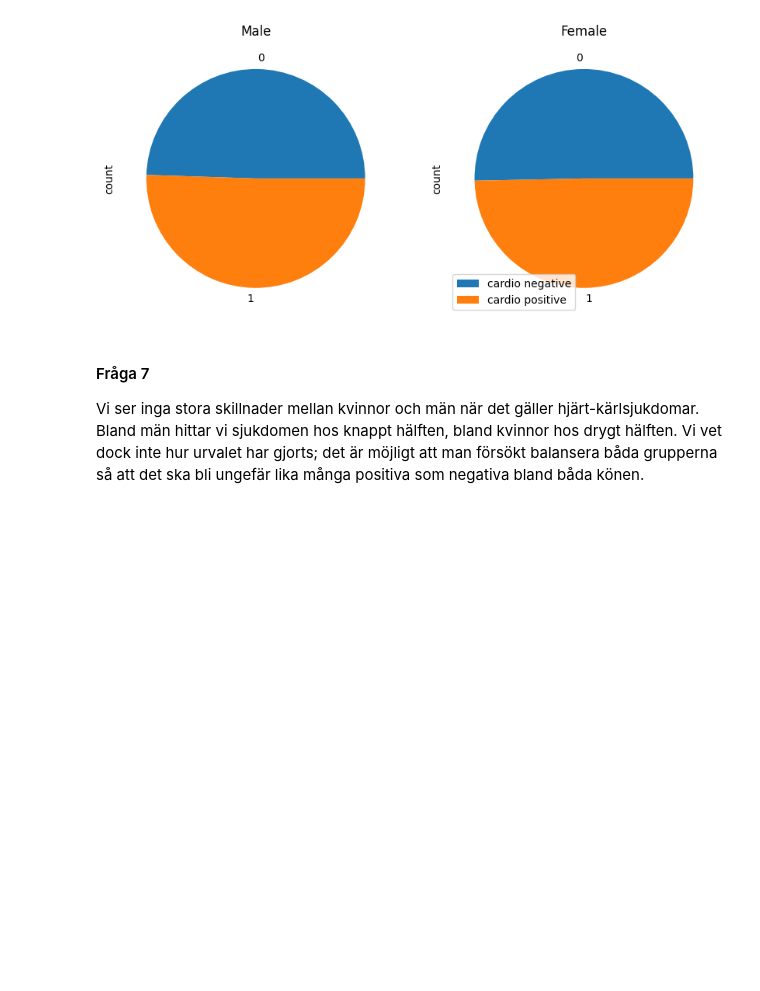
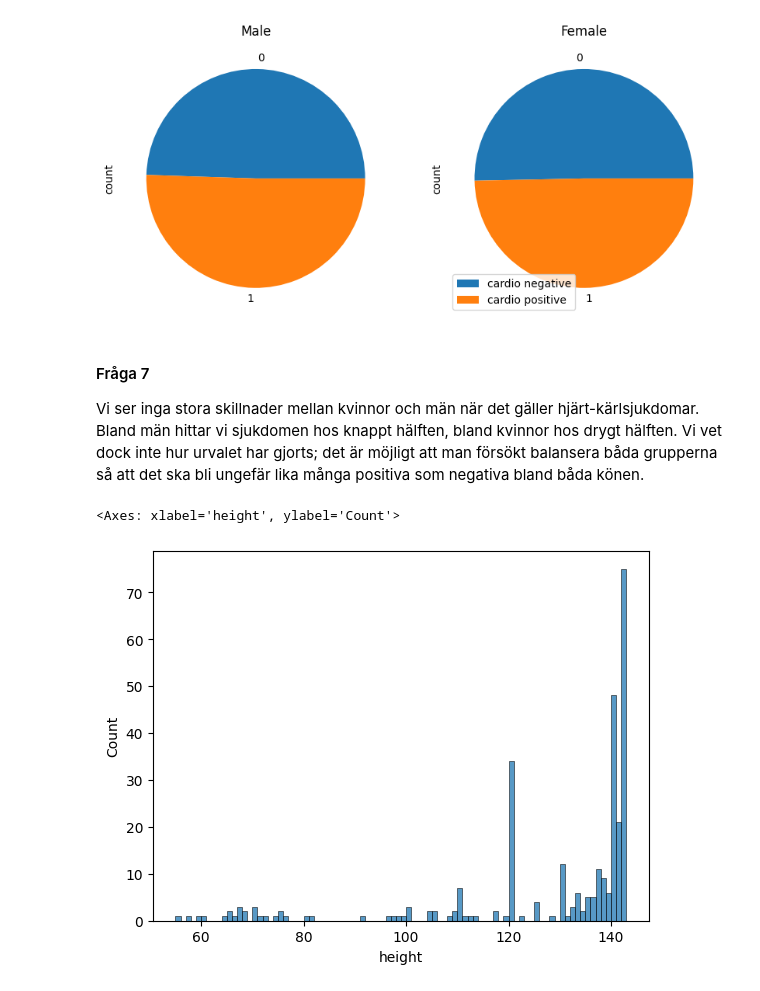
Before and after one commit to bearwinterfirth/medical, a Jupyter notebook: disease_prediction_1.ipynb, the cells around one changed output. Cells and saved outputs as stored; diff of their text form; code cells hidden in the pictures; blank space fills up the shorter version.

```diff
--- a/disease_prediction_1.ipynb
+++ b/disease_prediction_1.ipynb
@@ -99,3 +99,8 @@ plt.legend(["cardio negative", "cardio positive"])
 #### Fråga 7
 
 Vi ser inga stora skillnader mellan kvinnor och män när det gäller hjärt-kärlsjukdomar. Bland män hittar vi sjukdomen hos knappt hälften, bland kvinnor hos drygt hälften. Vi vet dock inte hur urvalet har gjorts; det är möjligt att man försökt balansera båda grupperna så att det ska bli ungefär lika många positiva som negativa bland båda könen.
+# %%
+sns.histplot(df[df["height"]<144]["height"], binwidth=1)
+# %% [output]
+<Axes: xlabel='height', ylabel='Count'>
+[figure, added]
```
Also changed, not shown: 2 other files.
